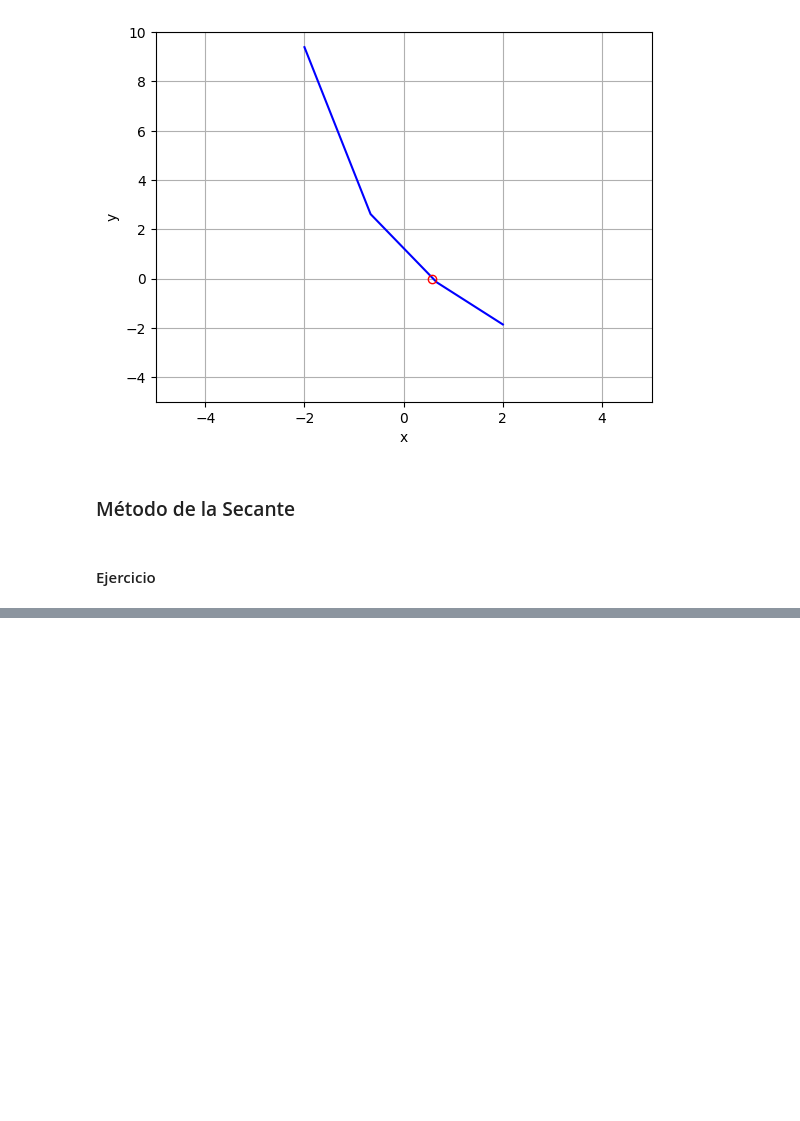
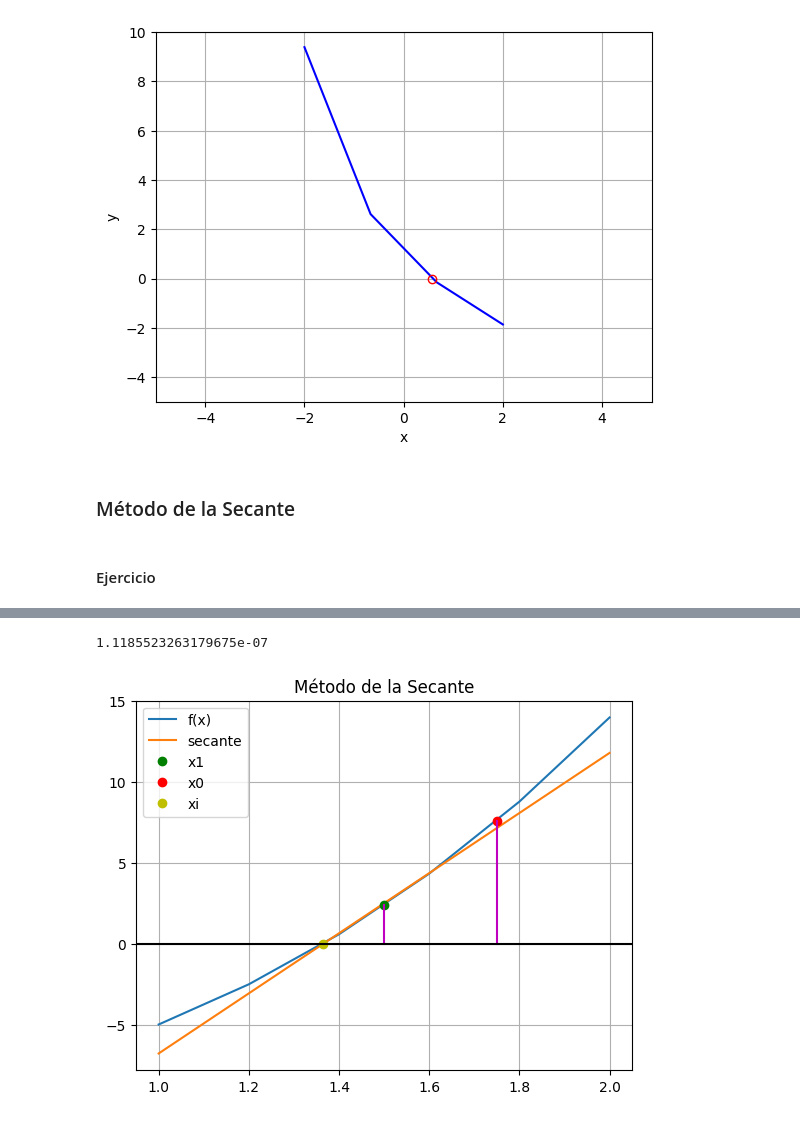
Before and after one commit to smaje99/numerical-methods-udla, a Jupyter notebook: raices de funciones.ipynb, the cells around one changed output, grey strips where cells are left out. Drawn from its saved outputs; the diff is of its cells as text; code cells hidden in the pictures; blank space fills up the shorter version.

Commit message:
🚧 Add secant method, table and chart

```diff
--- a/raices de funciones.ipynb
+++ b/raices de funciones.ipynb
@@ -301,0 +319,4 @@ plt.show()
+# %%
+f = lambda x: x ** 3 + 4 * x ** 2 - 10
+# %%
+root = secant(f, 1, 2, 0.0001, table:=[])
@@ -301,0 +327,3 @@ plt.show()
+# %%
+table = np.array(table)
+pd.DataFrame(table, columns=['x1', 'x0', 'x_i', 'error'])
@@ -301,0 +337,35 @@ plt.show()
+# %%
+f(root)
+# %% [output]
+1.1185523263179675e-07
+# %%
+xi = np.linspace(1, 2, len(table) + 1)
+fi = f(xi)
+dx = (2 - 1.5) / 2
+
+xa = 1.5
+fxa = f(xa)
+xb = xa + dx
+fxb = f(xb)
+
+descent = (f((root) + dx) - f(root)) / (root + dx - root)
+b0 = f(root) - descent * (root)
+tan_i = descent * xi + b0
+
+plt.plot(xi, fi, label='f(x)')
+
+plt.plot(xi, tan_i, label='secante')
+plt.plot(xa, fxa, 'go', label='x1')
+plt.plot(xb, fxb, 'ro', label='x0')
+plt.plot((-b0 / descent), 0, 'yo', label='xi')
+
+plt.plot([xa, xa], [0, fxa], 'm')
+plt.plot([xb, xb], [0, fxb], 'm')
+
+plt.axhline(0, color='k')
+plt.title('Método de la Secante')
+plt.legend()
+plt.grid()
+plt.show()
+# %% [output]
+[figure, added]
```
Also changed, not shown: parts of 6 cells of this notebook.
